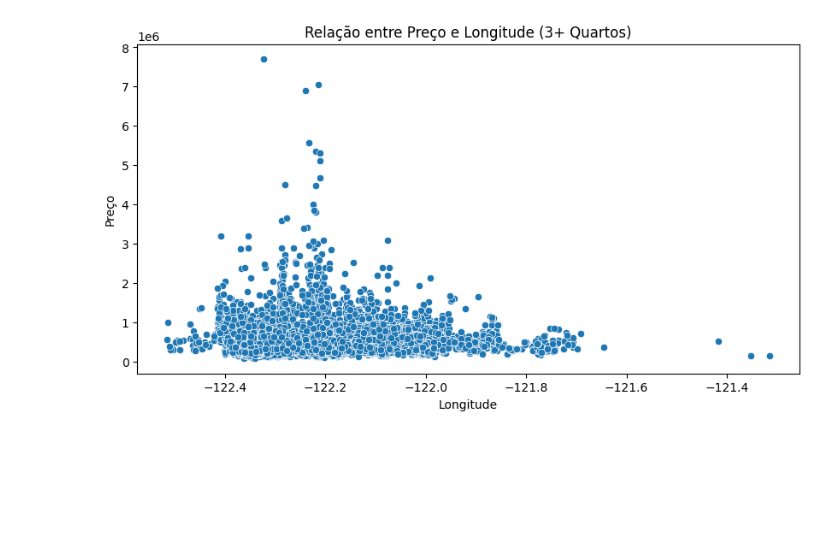
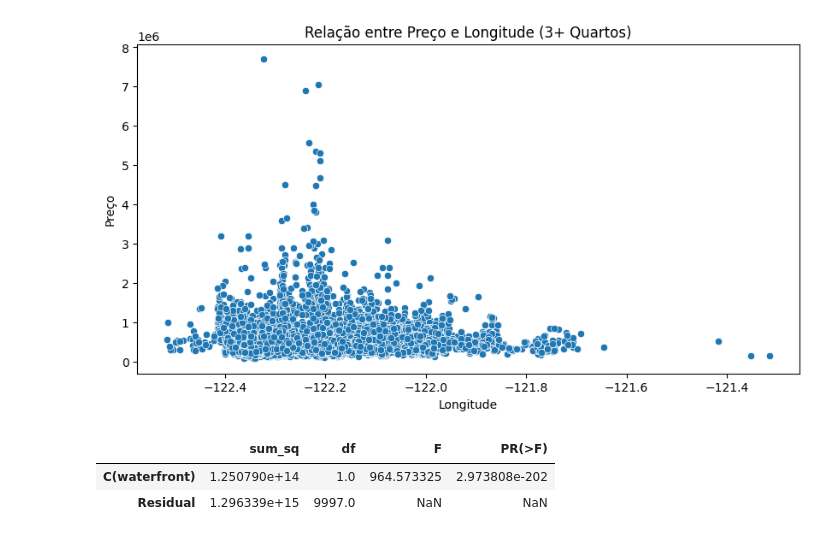
Before and after one commit to dsreliete/Womakerscode_DA_desafio_individual, a Jupyter notebook: Desafio6IndividualElietedaSilvaRodrigues.ipynb, the cells around one changed output. Saved outputs shown, nothing was run; the diff lists cells and outputs as text; code cells hidden in the pictures; blank space fills up the shorter version.

```diff
--- a/Desafio6IndividualElietedaSilvaRodrigues.ipynb
+++ b/Desafio6IndividualElietedaSilvaRodrigues.ipynb
@@ -195,3 +211,14 @@ plt.show()
+# %%
+# 6. Calcule a correlação entre uma variável categórica(waterfront) e uma variável numérica(price) usando ANOVA.
+
+modelo = smf.ols('price ~ C(waterfront)', data=df_house).fit()
+anova_table = sm.stats.anova_lm(modelo, typ=2)
+anova_table
+print("O valor-p para C(waterfront) é extremamente pequeno (1.23e-34), muito menor que 0.05. Isso leva à conclusão de que há uma relação estatisticamente significativa entre a presença de uma vista para a água (waterfront) e o preço de uma casa. Casas com vista para a água tendem a ter um preço significativamente diferente (provavelmente maior) em comparação com casas sem vista para a água.")
+# %% [output]
+|  | sum_sq | df | F | PR(>F) |
+| C(waterfront) | 1.250790e+14 | 1.0 | 964.573325 | 2.973808e-202 |
+| Residual | 1.296339e+15 | 9997.0 | NaN | NaN |
 # %%
 url = "https://raw.githubusercontent.com/dsreliete/Womakerscode_DA_desafio_individual/refs/heads/main/car_price.csv.xls"
 df_car = pd.read_csv(url)
```
Also changed, not shown: parts of 4 cells of this notebook.
